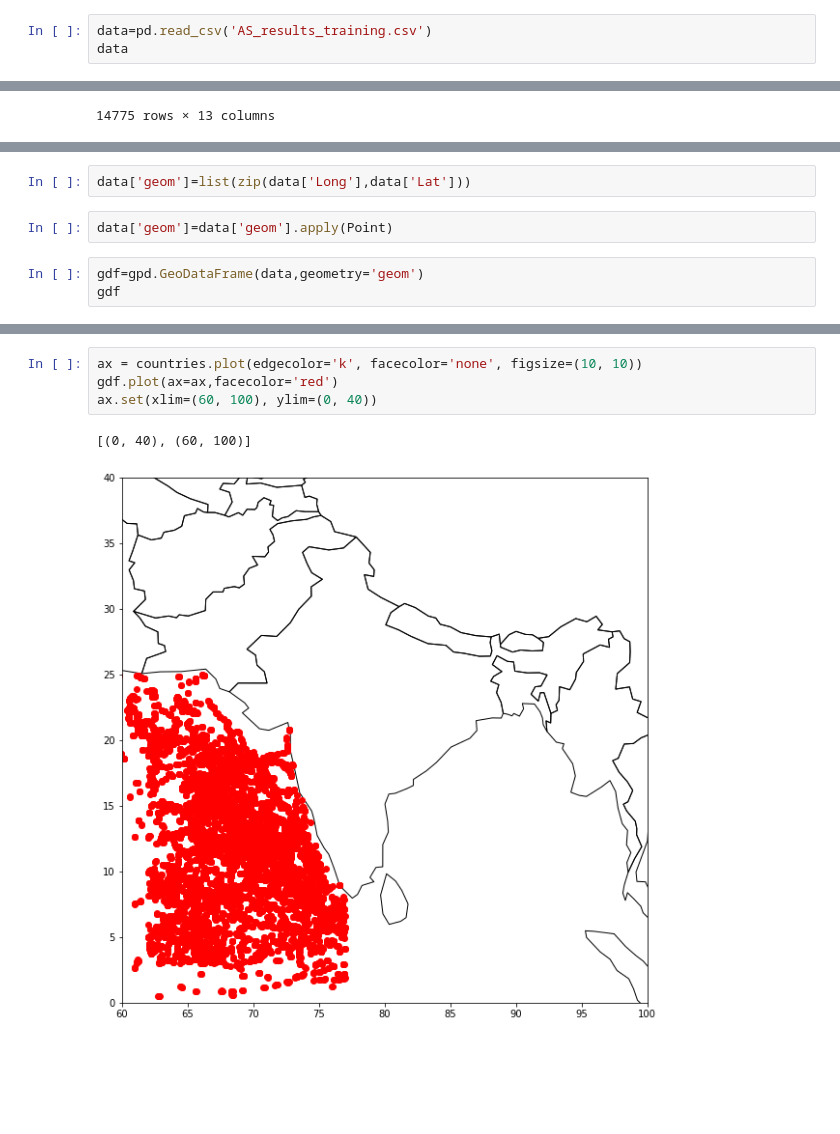
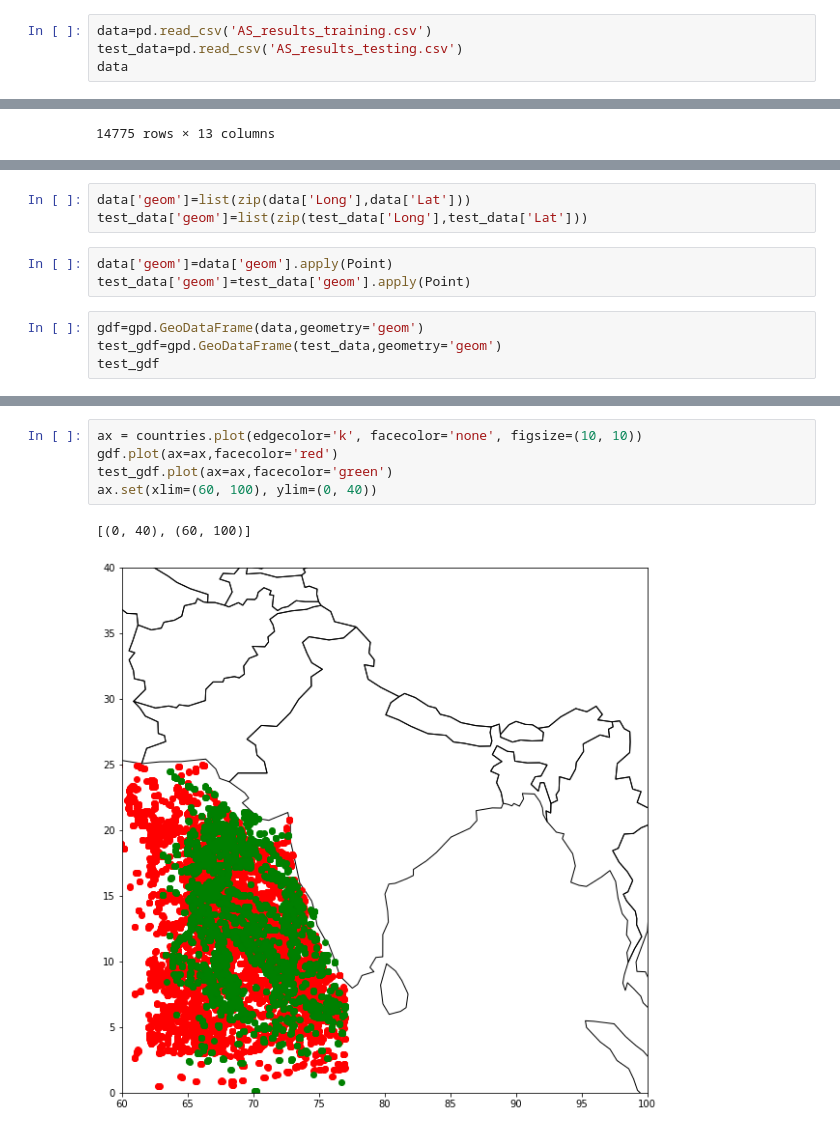
Before and after one commit to mukesh527/SST-Prediction, a Jupyter notebook: SST-predictions.ipynb, the cells around one changed output, grey strips where cells are left out. Cells and saved outputs as stored; diff of their text form; blank space fills up the shorter version.

```diff
--- a/SST-predictions.ipynb
+++ b/SST-predictions.ipynb
@@ -428,6 +427,7 @@ Text(0.5, 1, 'Custom')
 # Geopandas with sst data
 # %%
 data=pd.read_csv('AS_results_training.csv')
+test_data=pd.read_csv('AS_results_testing.csv')
 data
 # %% [output]
 |  | BT11 | BT12 | Lat | Long | cloud | Jd | In Situ | SVR | ANN | RF | Delta SVR | ... |
@@ -446,9 +450,12 @@ data
 # %%
 data['geom']=list(zip(data['Long'],data['Lat']))
+test_data['geom']=list(zip(test_data['Long'],test_data['Lat']))
 # %%
 data['geom']=data['geom'].apply(Point)
+test_data['geom']=test_data['geom'].apply(Point)
 # %%
 gdf=gpd.GeoDataFrame(data,geometry='geom')
-gdf
+test_gdf=gpd.GeoDataFrame(test_data,geometry='geom')
+test_gdf
 # %% [output]
 |  | BT11 | BT12 | Lat | Long | cloud | Jd | In Situ | SVR | ANN | RF | Delta SVR | ... |
@@ -467,7 +474,8 @@ gdf
 # %%
 ax = countries.plot(edgecolor='k', facecolor='none', figsize=(10, 10))
 gdf.plot(ax=ax,facecolor='red')
+test_gdf.plot(ax=ax,facecolor='green')
 ax.set(xlim=(60, 100), ylim=(0, 40))
 # %% [output]
 [(0, 40), (60, 100)]
-[figure, old version]
+[figure, new version]
```
Also changed, not shown: parts of 4 cells of this notebook.
